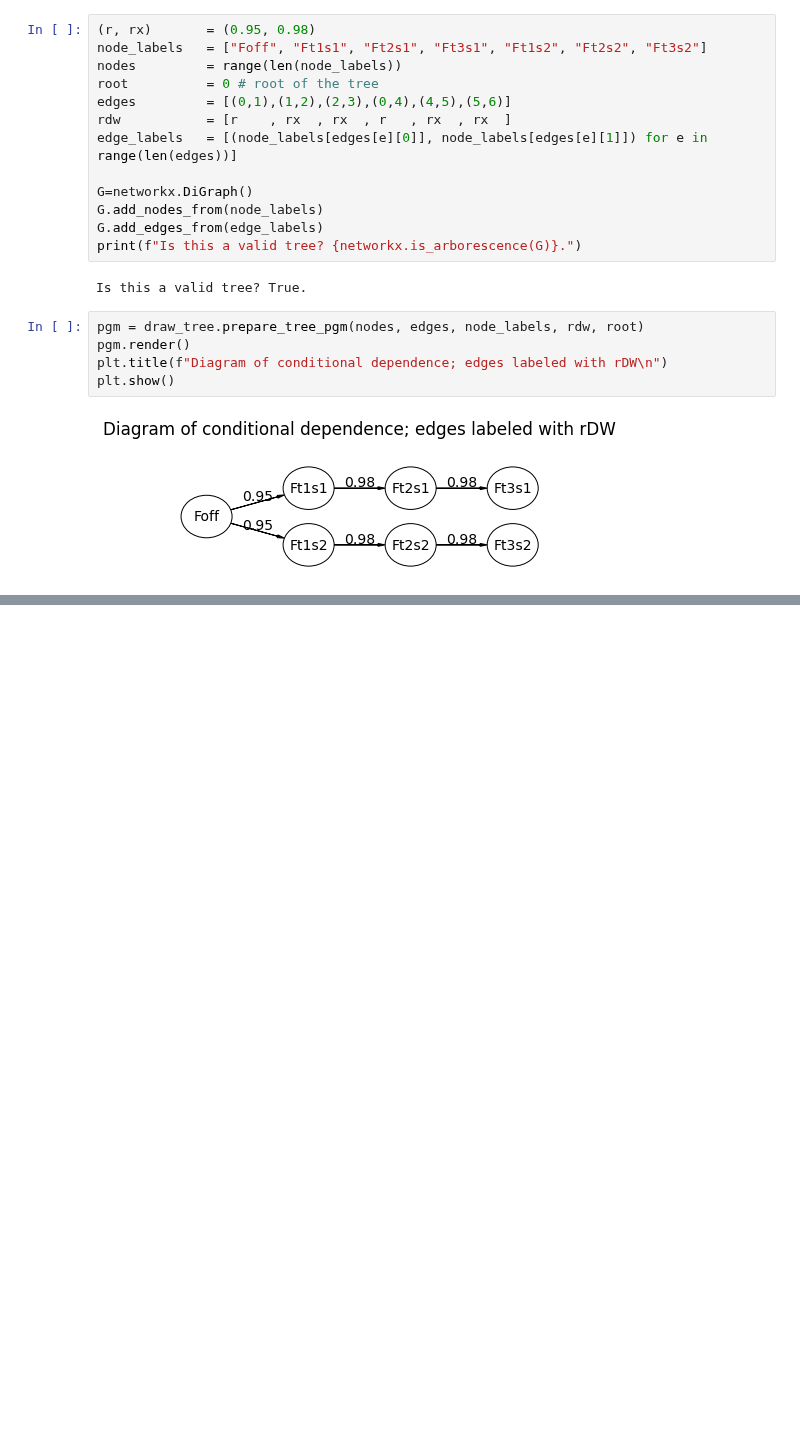
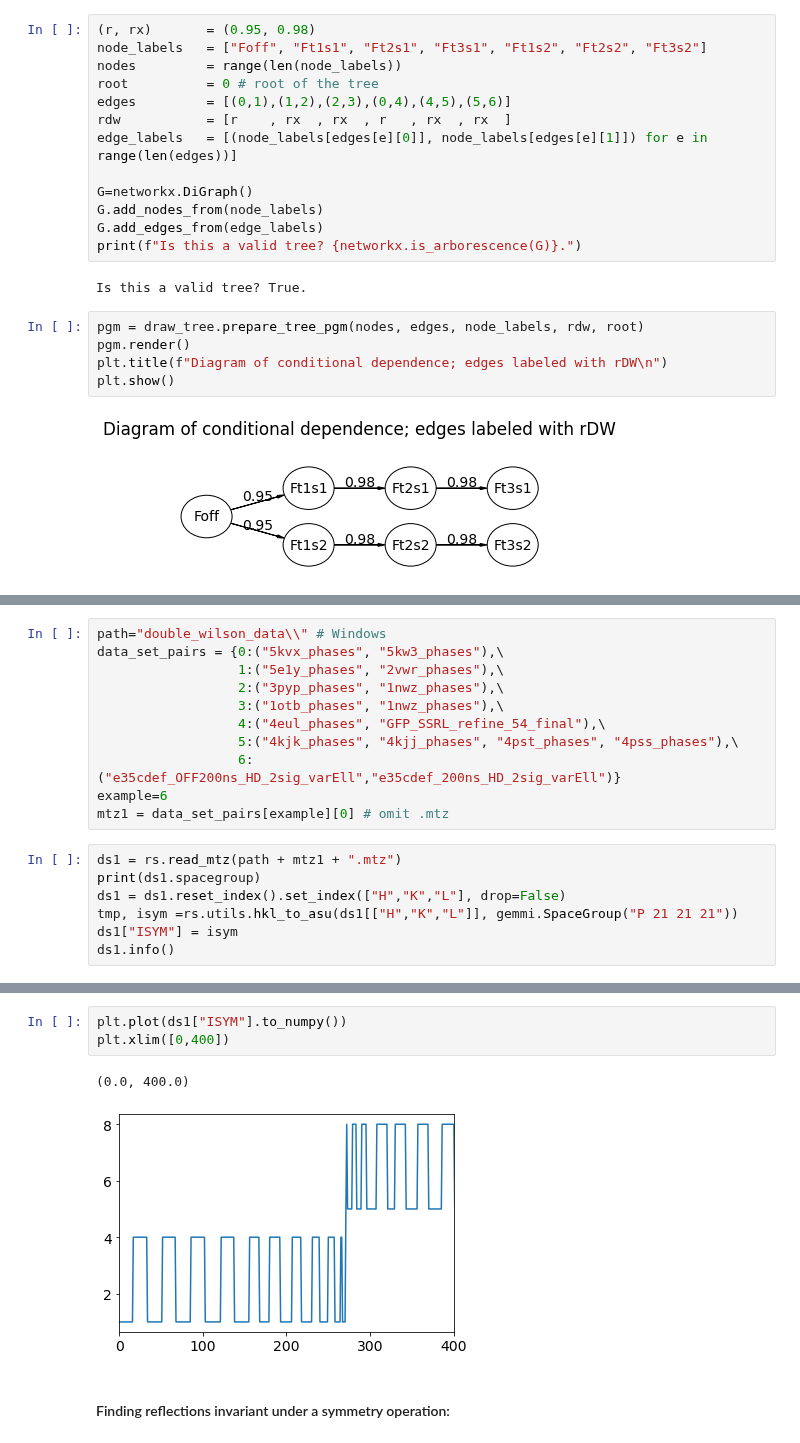
Before and after one commit to Hekstra-Lab/dw, a Jupyter notebook: 8_DAG_PGM_structure_factor_distributions.ipynb, the cells around one changed output, grey strips where cells are left out. Cells and saved outputs as stored; diff of their text form; blank space fills up the shorter version.

```diff
--- a/8_DAG_PGM_structure_factor_distributions.ipynb
+++ b/8_DAG_PGM_structure_factor_distributions.ipynb
@@ -762,0 +765,18 @@ plt.show()
+# %%
+path="double_wilson_data\\" # Windows
+data_set_pairs = {0:("5kvx_phases", "5kw3_phases"),\
+                  1:("5e1y_phases", "2vwr_phases"),\
+                  2:("3pyp_phases", "1nwz_phases"),\
+                  3:("1otb_phases", "1nwz_phases"),\
+                  4:("4eul_phases", "GFP_SSRL_refine_54_final"),\
+                  5:("4kjk_phases", "4kjj_phases", "4pst_phases", "4pss_phases"),\
+                  6:("e35cdef_OFF200ns_HD_2sig_varEll","e35cdef_200ns_HD_2sig_varEll")}
+example=6
+mtz1 = data_set_pairs[example][0] # omit .mtz
+# %%
+ds1 = rs.read_mtz(path + mtz1 + ".mtz")
+print(ds1.spacegroup)
+ds1 = ds1.reset_index().set_index(["H","K","L"], drop=False)
+tmp, isym =rs.utils.hkl_to_asu(ds1[["H","K","L"]], gemmi.SpaceGroup("P 21 21 21"))
+ds1["ISYM"] = isym
+ds1.info()
@@ -762,0 +802,8 @@ plt.show()
+# %%
+plt.plot(ds1["ISYM"].to_numpy())
+plt.xlim([0,400])
+# %% [output]
+(0.0, 400.0)
+[figure, added]
+# %% [markdown]
+#### Finding reflections invariant under a symmetry operation:
```
Also changed, not shown: parts of 5 cells of this notebook.
